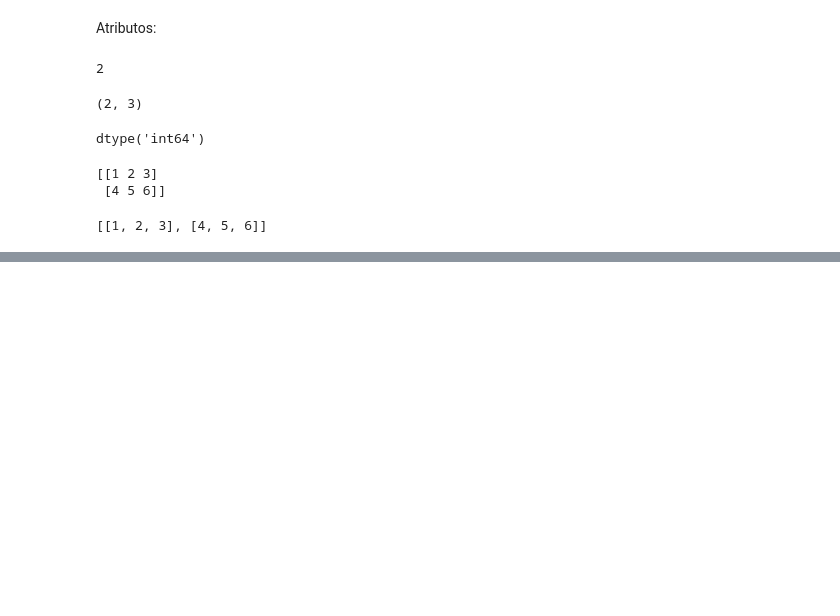
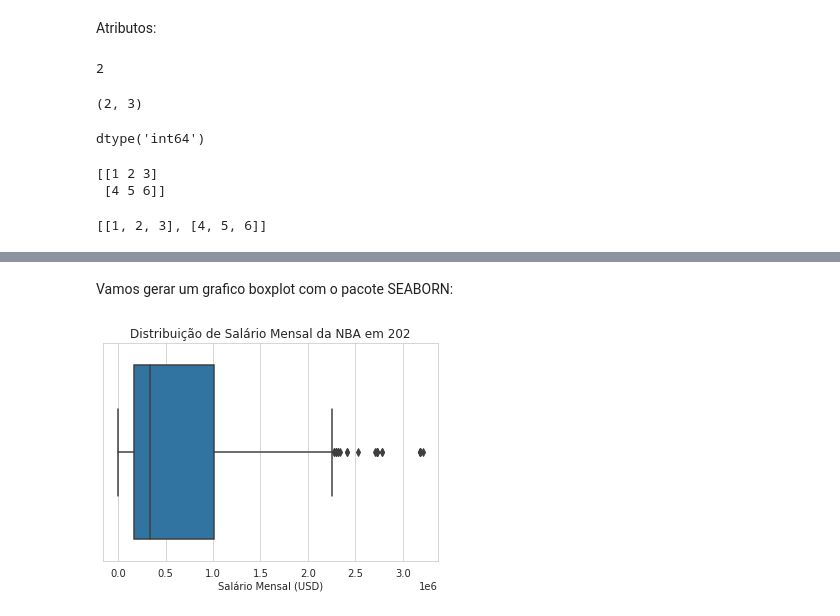
Before and after one commit to vinigm/Estudos, a Jupyter notebook: Matematica_e_Estatistica.ipynb, the cells around one changed output, grey strips where cells are left out. Cells and saved outputs as stored; diff of their text form; code cells hidden in the pictures; blank space fills up the shorter version.

```diff
--- a/Matematica_e_Estatistica.ipynb
+++ b/Matematica_e_Estatistica.ipynb
@@ -252,0 +448,9 @@ m1.tolist()
+# %% [markdown]
+Vamos gerar um grafico boxplot com o pacote SEABORN:
+# %%
+with sns.axes_style('whitegrid'):
+
+  grafico = sns.boxplot(x=wage_array)
+  grafico.set(title='Distribuição de Salário Mensal da NBA em 202', xlabel='Salário Mensal (USD)')
+# %% [output]
+[figure, added]
```
Also changed, not shown: parts of 73 cells of this notebook.
